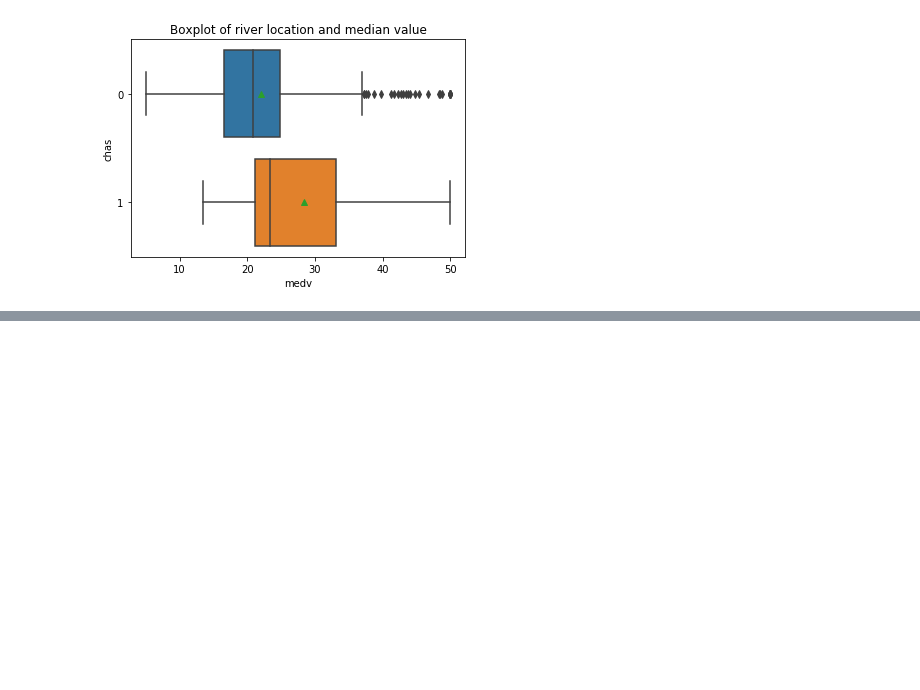
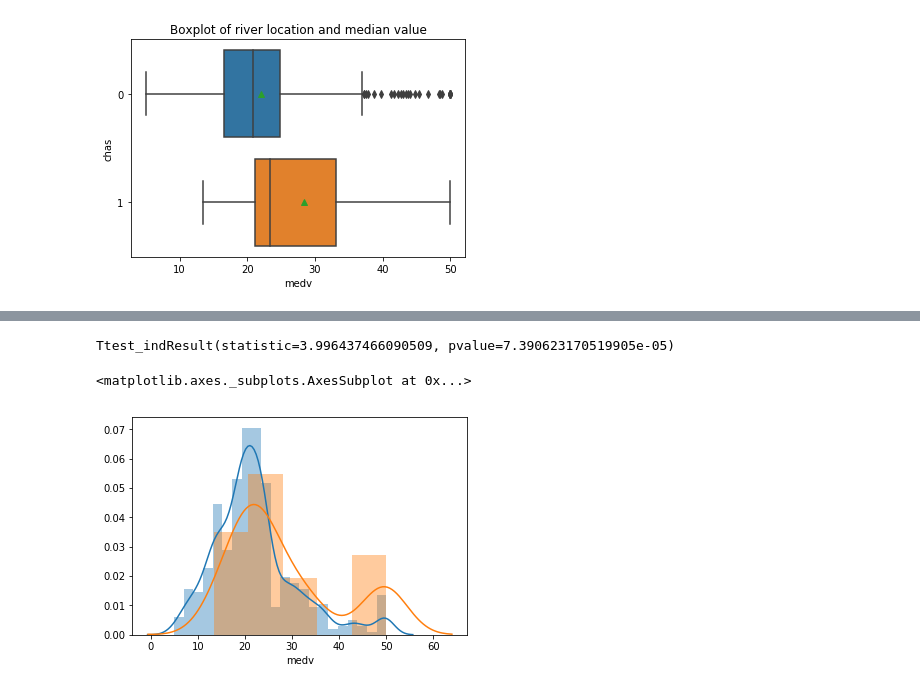
Before and after one commit to Sarahkel/machine-learning-assessment, a Jupyter notebook: Boston House Prices - Machine learning and statistics assessments.ipynb, the cells around one changed output, grey strips where cells are left out. Saved outputs shown, nothing was run; the diff lists cells and outputs as text; code cells hidden in the pictures; blank space fills up the shorter version.

Commit message:
Added introduction to inferential statistics and initial ttest

```diff
--- a/Boston House Prices - Machine learning and statistics assessments.ipynb
+++ b/Boston House Prices - Machine learning and statistics assessments.ipynb
@@ -211,0 +226,10 @@ plt.show()
+# %%
+ss.ttest_ind(by_river.medv,not_river.medv)
+# %% [output]
+Ttest_indResult(statistic=3.996437466090509, pvalue=7.390623170519905e-05)
+# %%
+sb.distplot(not_river.medv)
+sb.distplot(by_river.medv)
+# %% [output]
+<matplotlib.axes._subplots.AxesSubplot at 0x...>
+[figure, added]
```
Also changed, not shown: parts of 6 cells of this notebook.
